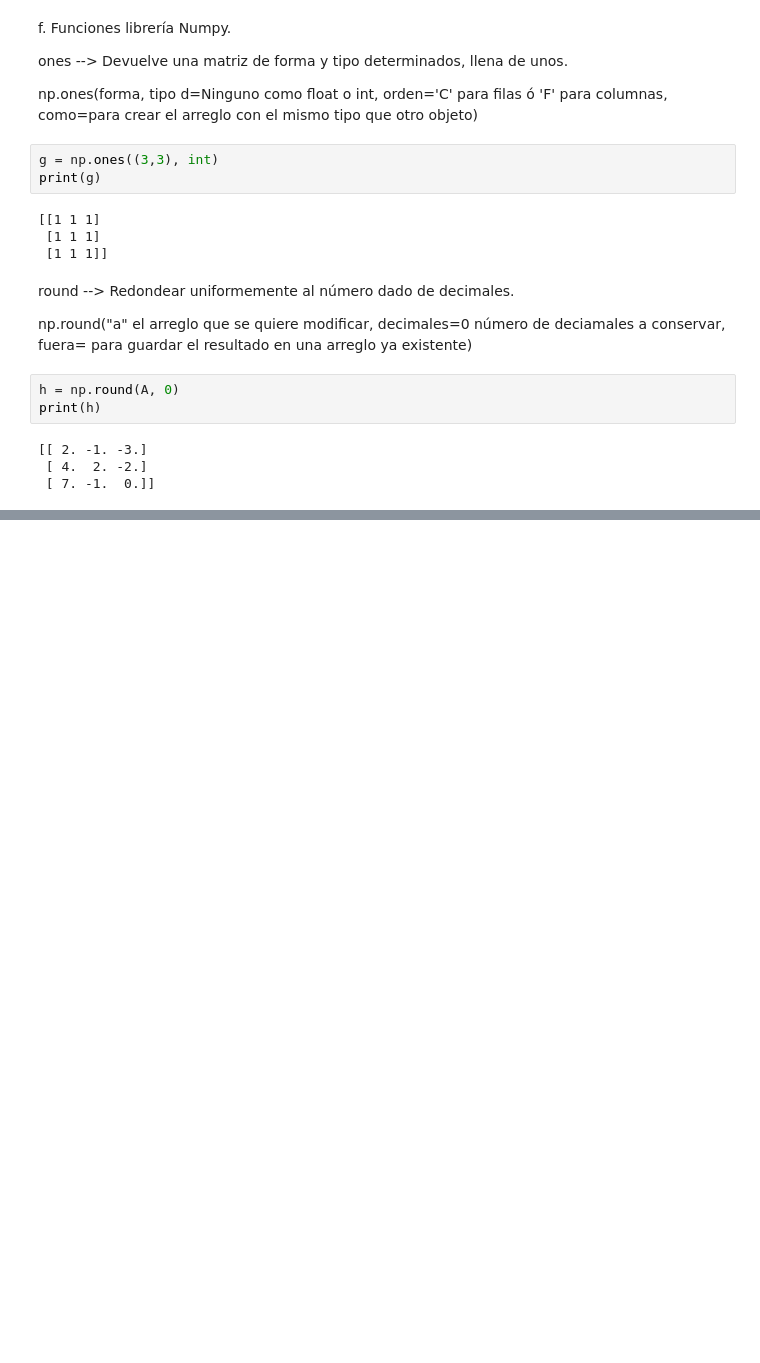
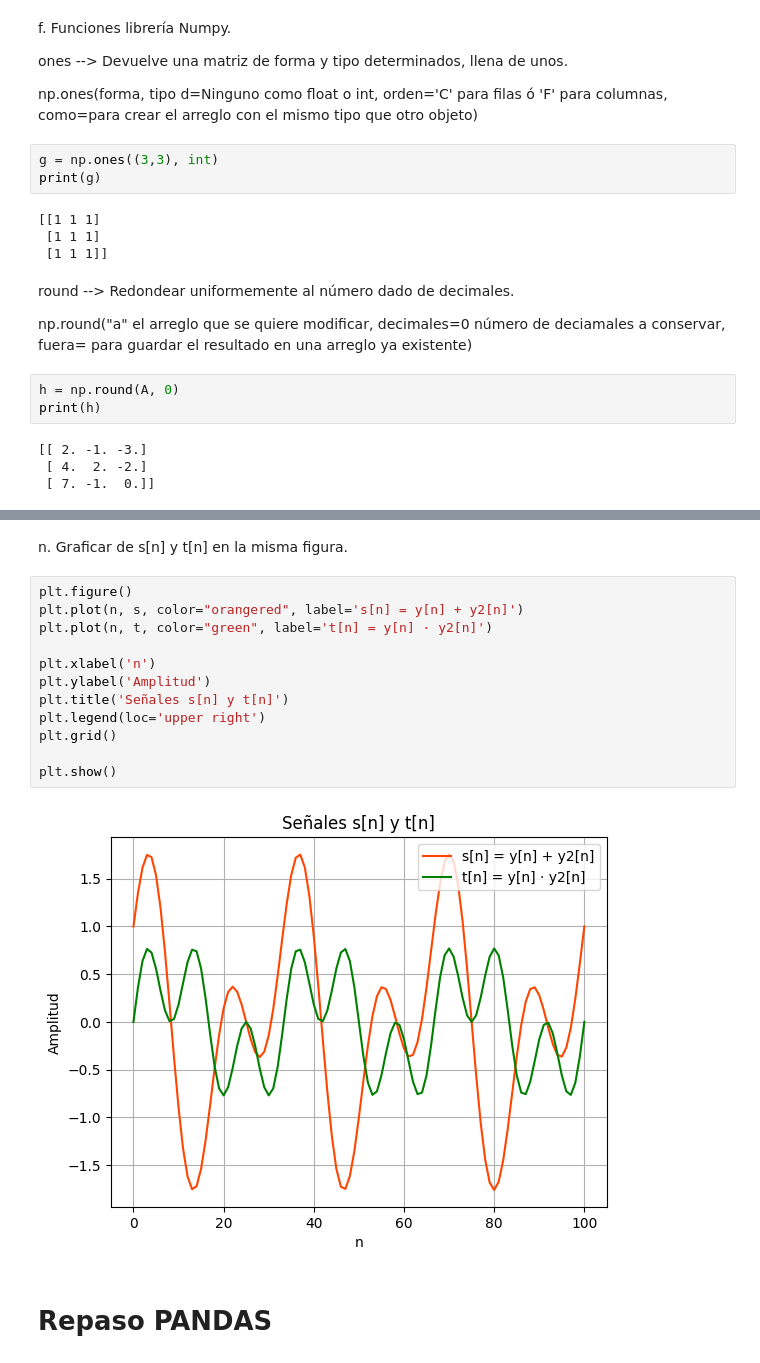
Before and after one commit to mariacamilato/Practica_1_Biosenales, a Jupyter notebook: IntroducciónPython.ipynb, the cells around one changed output, grey strips where cells are left out. Drawn from its saved outputs; the diff is of its cells as text; blank space fills up the shorter version.

```diff
--- a/IntroducciónPython.ipynb
+++ b/IntroducciónPython.ipynb
@@ -95,0 +166,18 @@ print(i)
+# %% [markdown]
+n. Graficar de s[n] y t[n] en la misma figura.
+# %%
+plt.figure()
+plt.plot(n, s, color="orangered", label='s[n] = y[n] + y2[n]')
+plt.plot(n, t, color="green", label='t[n] = y[n] · y2[n]')
+
+plt.xlabel('n')
+plt.ylabel('Amplitud')
+plt.title('Señales s[n] y t[n]')
+plt.legend(loc='upper right')
+plt.grid()
+
+plt.show()
+# %% [output]
+[figure, added]
+# %% [markdown]
+# Repaso PANDAS
```
Also changed, not shown: parts of 19 cells of this notebook.
